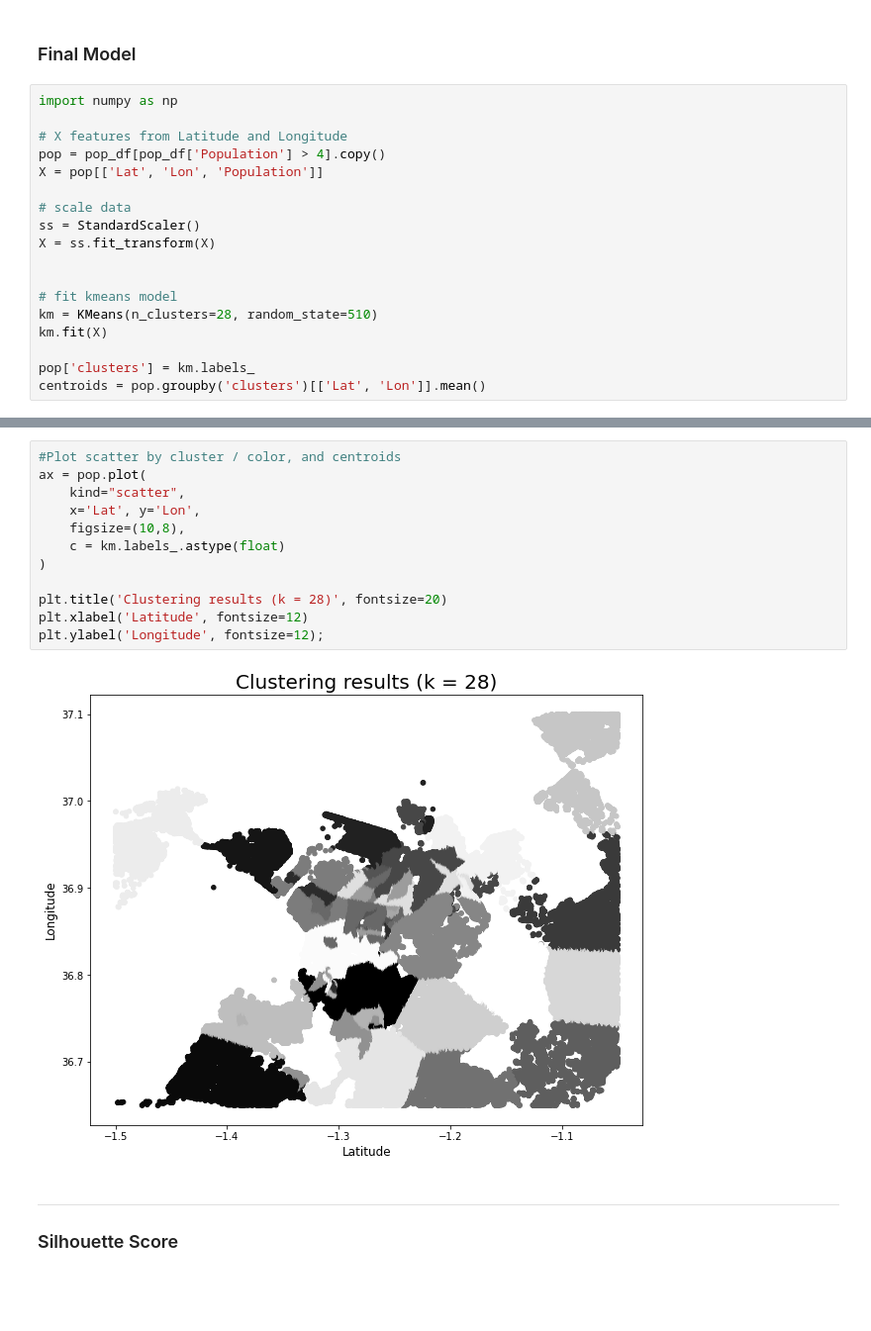
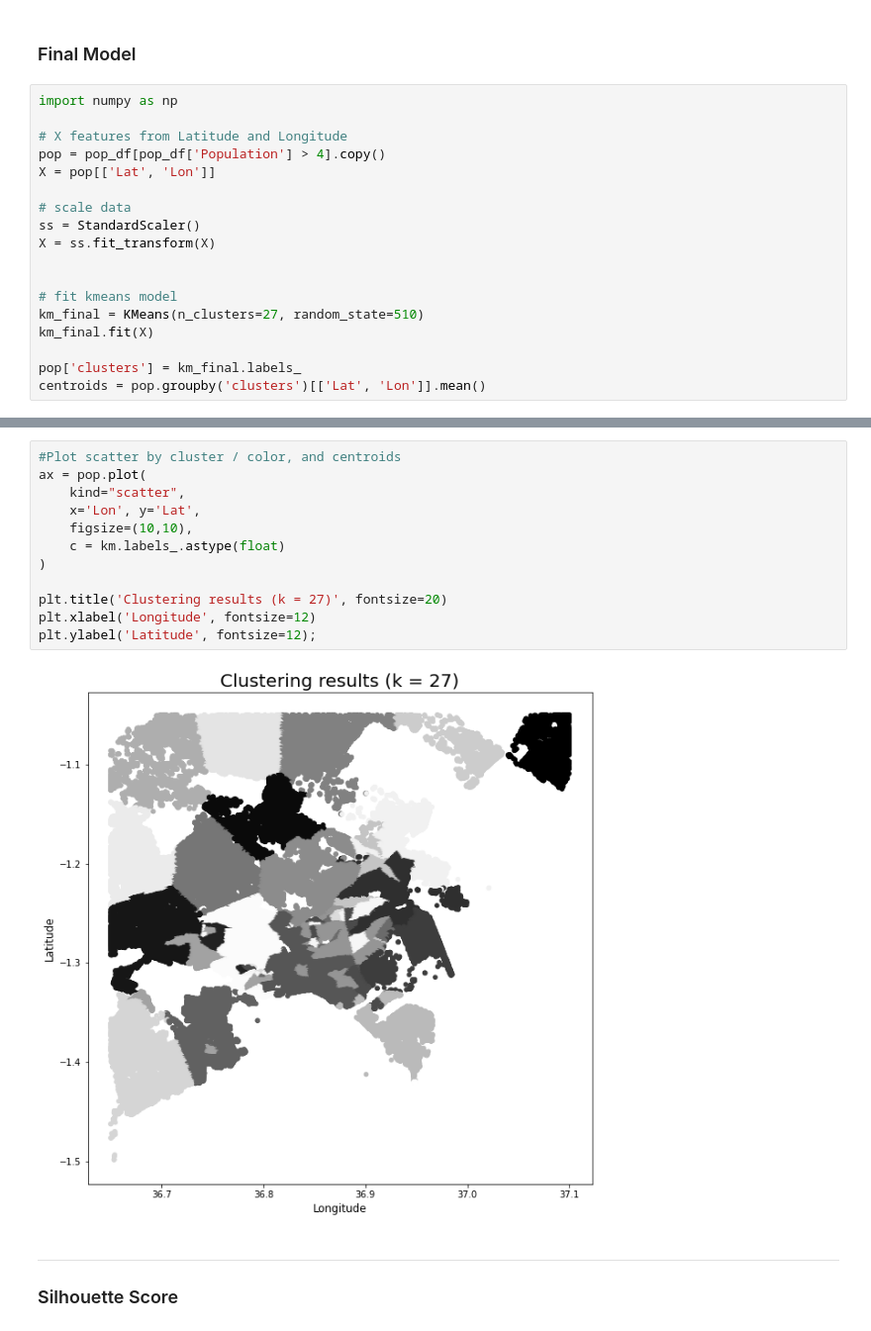
Before and after one commit to mdevay/Nairobi, a Jupyter notebook: Population Density Clustering.ipynb, the cells around one changed output, grey strips where cells are left out. Shown: that part at 99% size. Drawn from its saved outputs; the diff is of its cells as text; blank space fills up the shorter version.

```diff
--- a/Population Density Clustering.ipynb
+++ b/Population Density Clustering.ipynb
@@ -118,7 +118,7 @@ import numpy as np
 
 # X features from Latitude and Longitude
 pop = pop_df[pop_df['Population'] > 4].copy()
-X = pop[['Lat', 'Lon', 'Population']]
+X = pop[['Lat', 'Lon']]
 
 # scale data
 ss = StandardScaler()
@@ -126,10 +126,10 @@ X = ss.fit_transform(X)
 
 
 # fit kmeans model
-km = KMeans(n_clusters=28, random_state=510)
-km.fit(X)
+km_final = KMeans(n_clusters=27, random_state=510)
+km_final.fit(X)
 
-pop['clusters'] = km.labels_
+pop['clusters'] = km_final.labels_
 centroids = pop.groupby('clusters')[['Lat', 'Lon']].mean()
 # %%
 pop.groupby('clusters')['Population'].mean().sort_values(ascending=False).to_frame()
@@ -155,17 +155,17 @@ pop.groupby('clusters')['Population'].mean().sort_values(ascending=False).to_fra
 # %%
 #Plot scatter by cluster / color, and centroids
 ax = pop.plot(
     kind="scatter",
-    x='Lat', y='Lon',
-    figsize=(10,8),
+    x='Lon', y='Lat',
+    figsize=(10,10),
     c = km.labels_.astype(float)
 )
 
-plt.title('Clustering results (k = 28)', fontsize=20)
-plt.xlabel('Latitude', fontsize=12)
-plt.ylabel('Longitude', fontsize=12);
+plt.title('Clustering results (k = 27)', fontsize=20)
+plt.xlabel('Longitude', fontsize=12)
+plt.ylabel('Latitude', fontsize=12);
 # %% [output]
-[figure, old version]
+[figure, new version]
 # %% [markdown]
 ---
 ### Silhouette Score
```
Also changed, not shown: parts of 5 cells of this notebook, 4 other files.
